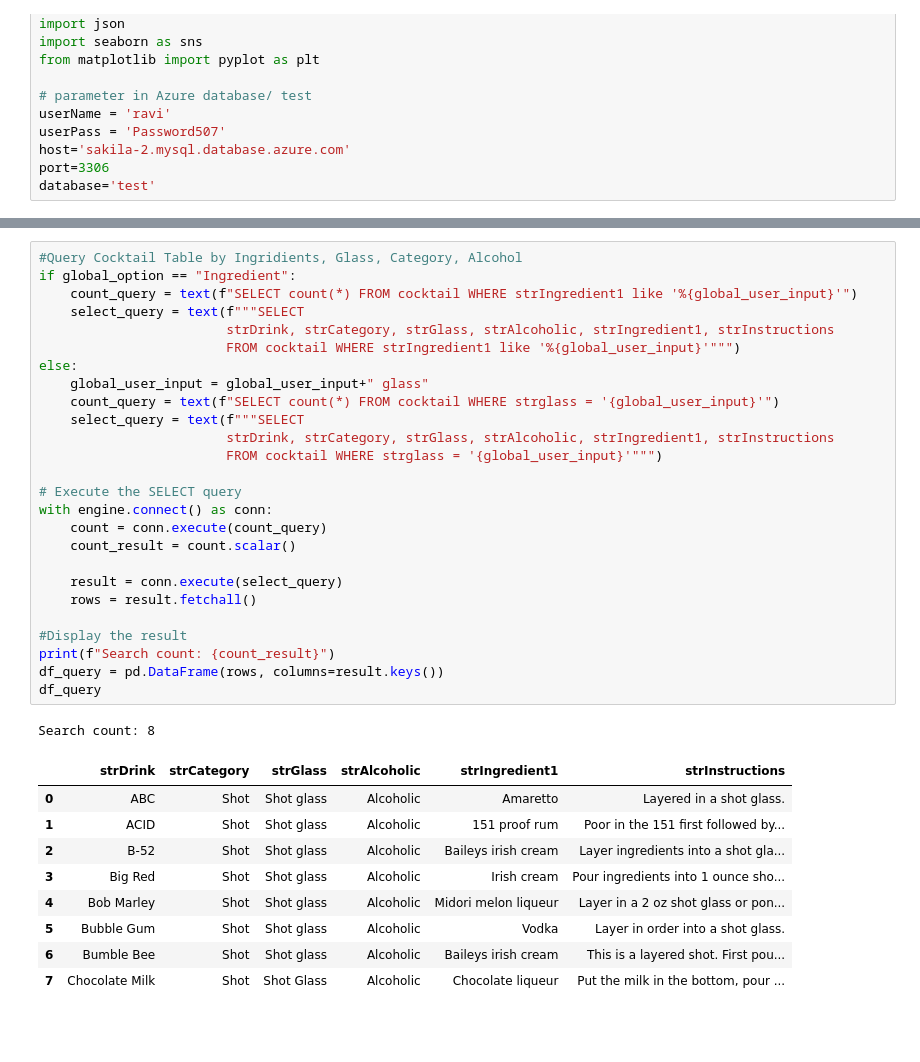
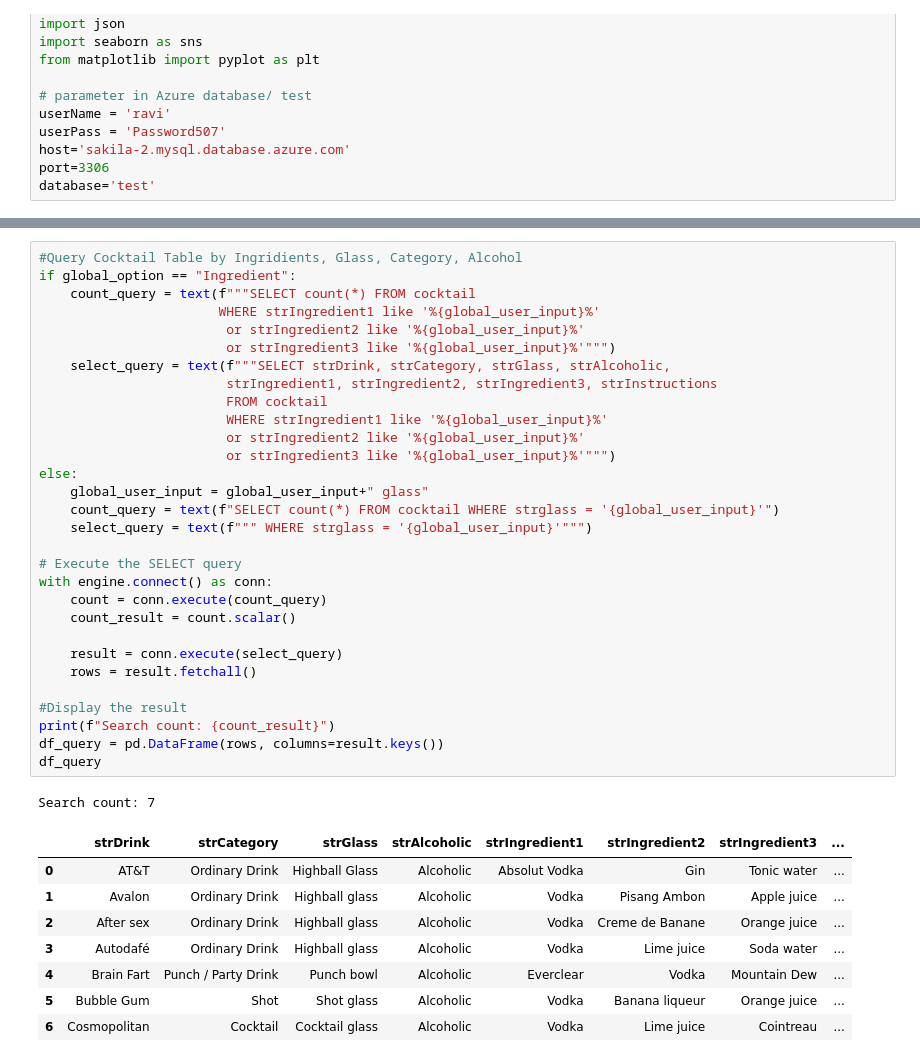
Before and after one commit to mmoran90/ADS507, a Jupyter notebook: alc.ipynb, the cells around one changed output, grey strips where cells are left out. Saved outputs shown, nothing was run; the diff lists cells and outputs as text; blank space fills up the shorter version.

```diff
--- a/alc.ipynb
+++ b/alc.ipynb
@@ -142,37 +132,40 @@ user_input: shot
 # %%
 #Query Cocktail Table by Ingridients, Glass, Category, Alcohol
 if global_option == "Ingredient":
-    count_query = text(f"SELECT count(*) FROM cocktail WHERE strIngredient1 like '%{global_user_input}'")
-    select_query = text(f"""SELECT
-                        strDrink, strCategory, strGlass, strAlcoholic, strIngredient1, strInstructions
-                        FROM cocktail WHERE strIngredient1 like '%{global_user_input}'""")
+    count_query = text(f"""SELECT count(*) FROM cocktail
+                       WHERE strIngredient1 like '%{global_user_input}%'
+                        or strIngredient2 like '%{global_user_input}%'
+                        or strIngredient3 like '%{global_user_input}%'""")
+    select_query = text(f"""SELECT strDrink, strCategory, strGlass, strAlcoholic,
+                        strIngredient1, strIngredient2, strIngredient3, strInstructions
+                        FROM cocktail
+                        WHERE strIngredient1 like '%{global_user_input}%'
+                        or strIngredient2 like '%{global_user_input}%'
+                        or strIngredient3 like '%{global_user_input}%'""")
 else:
     global_user_input = global_user_input+" glass"
     count_query = text(f"SELECT count(*) FROM cocktail WHERE strglass = '{global_user_input}'")
-    select_query = text(f"""SELECT
-                        strDrink, strCategory, strGlass, strAlcoholic, strIngredient1, strInstructions
-                        FROM cocktail WHERE strglass = '{global_user_input}'""")
+    select_query = text(f""" WHERE strglass = '{global_user_input}'""")
 
 # Execute the SELECT query
 with engine.connect() as conn:
     count = conn.execute(count_query)
     count_result = count.scalar()
 
     result = conn.execute(select_query)
     rows = result.fetchall()
 
 #Display the result
 print(f"Search count: {count_result}")
 df_query = pd.DataFrame(rows, columns=result.keys())
 df_query
 # %% [output]
-Search count: 8
+Search count: 7
-|  | strDrink | strCategory | strGlass | strAlcoholic | strIngredient1 | strInstructions |
-| 0 | ABC | Shot | Shot glass | Alcoholic | Amaretto | Layered in a shot glass. |
-| 1 | ACID | Shot | Shot glass | Alcoholic | 151 proof rum | Poor in the 151 first followed by... |
-| 2 | B-52 | Shot | Shot glass | Alcoholic | Baileys irish cream | Layer ingredients into a shot gla... |
-| 3 | Big Red | Shot | Shot glass | Alcoholic | Irish cream | Pour ingredients into 1 ounce sho... |
-| 4 | Bob Marley | Shot | Shot glass | Alcoholic | Midori melon liqueur | Layer in a 2 oz shot glass or pon... |
-| 5 | Bubble Gum | Shot | Shot glass | Alcoholic | Vodka | Layer in order into a shot glass. |
-| 6 | Bumble Bee | Shot | Shot glass | Alcoholic | Baileys irish cream | This is a layered shot. First pou... |
-| 7 | Chocolate Milk | Shot | Shot Glass | Alcoholic | Chocolate liqueur | Put the milk in the bottom, pour ... |
+|  | strDrink | strCategory | strGlass | strAlcoholic | strIngredient1 | strIngredient2 | strIngredient3 | ... |
+| 0 | AT&T | Ordinary Drink | Highball Glass | Alcoholic | Absolut Vodka | Gin | Tonic water | ... |
+| 1 | Avalon | Ordinary Drink | Highball glass | Alcoholic | Vodka | Pisang Ambon | Apple juice | ... |
+| 2 | After sex | Ordinary Drink | Highball glass | Alcoholic | Vodka | Creme de Banane | Orange juice | ... |
+| 3 | Autodafé | Ordinary Drink | Highball glass | Alcoholic | Vodka | Lime juice | Soda water | ... |
+| 4 | Brain Fart | Punch / Party Drink | Punch bowl | Alcoholic | Everclear | Vodka | Mountain Dew | ... |
+| 5 | Bubble Gum | Shot | Shot glass | Alcoholic | Vodka | Banana liqueur | Orange juice | ... |
+| 6 | Cosmopolitan | Cocktail | Cocktail glass | Alcoholic | Vodka | Lime juice | Cointreau | ... |
```
Also changed, not shown: parts of 9 cells of this notebook, 1 other file.
